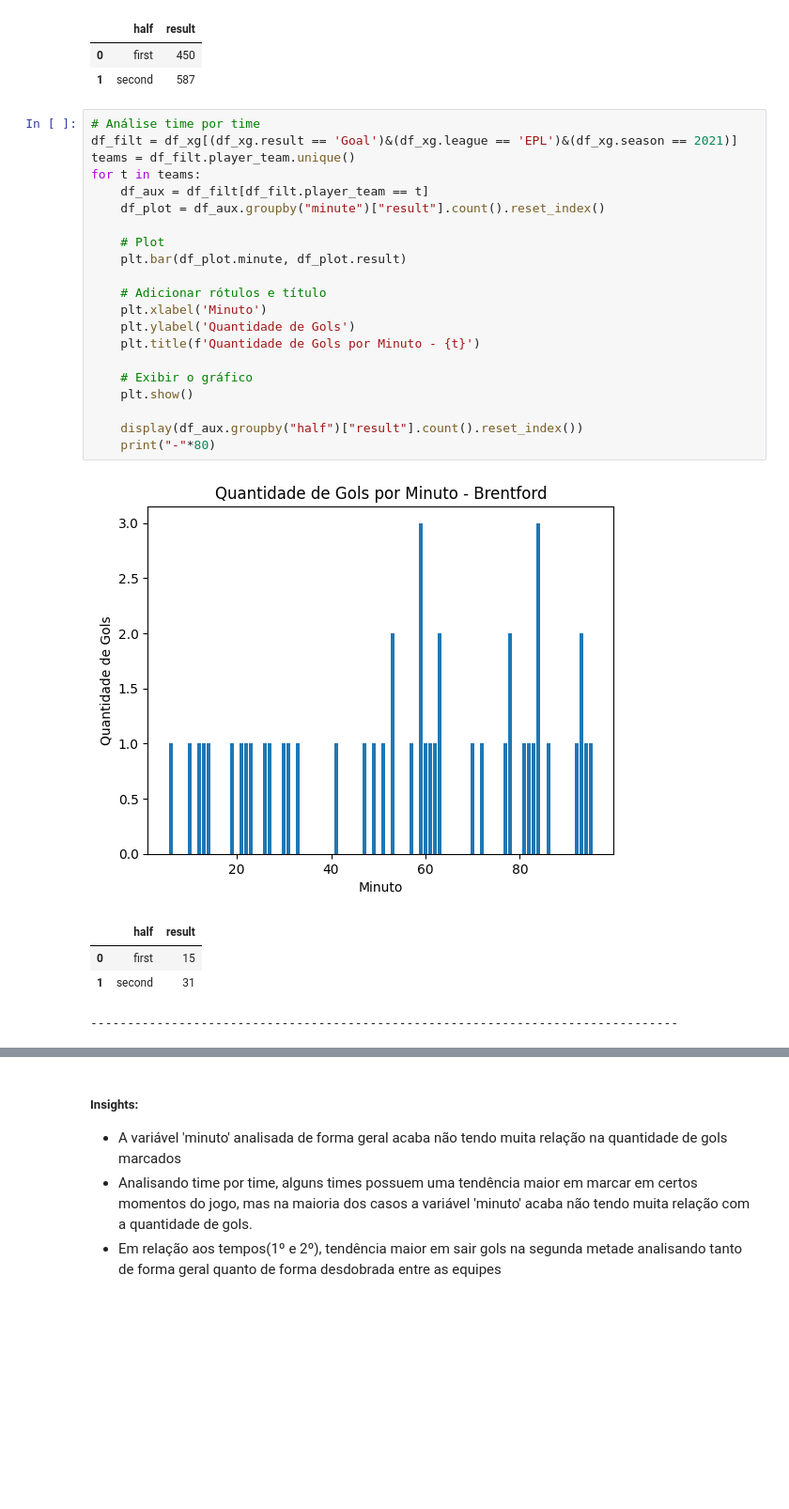
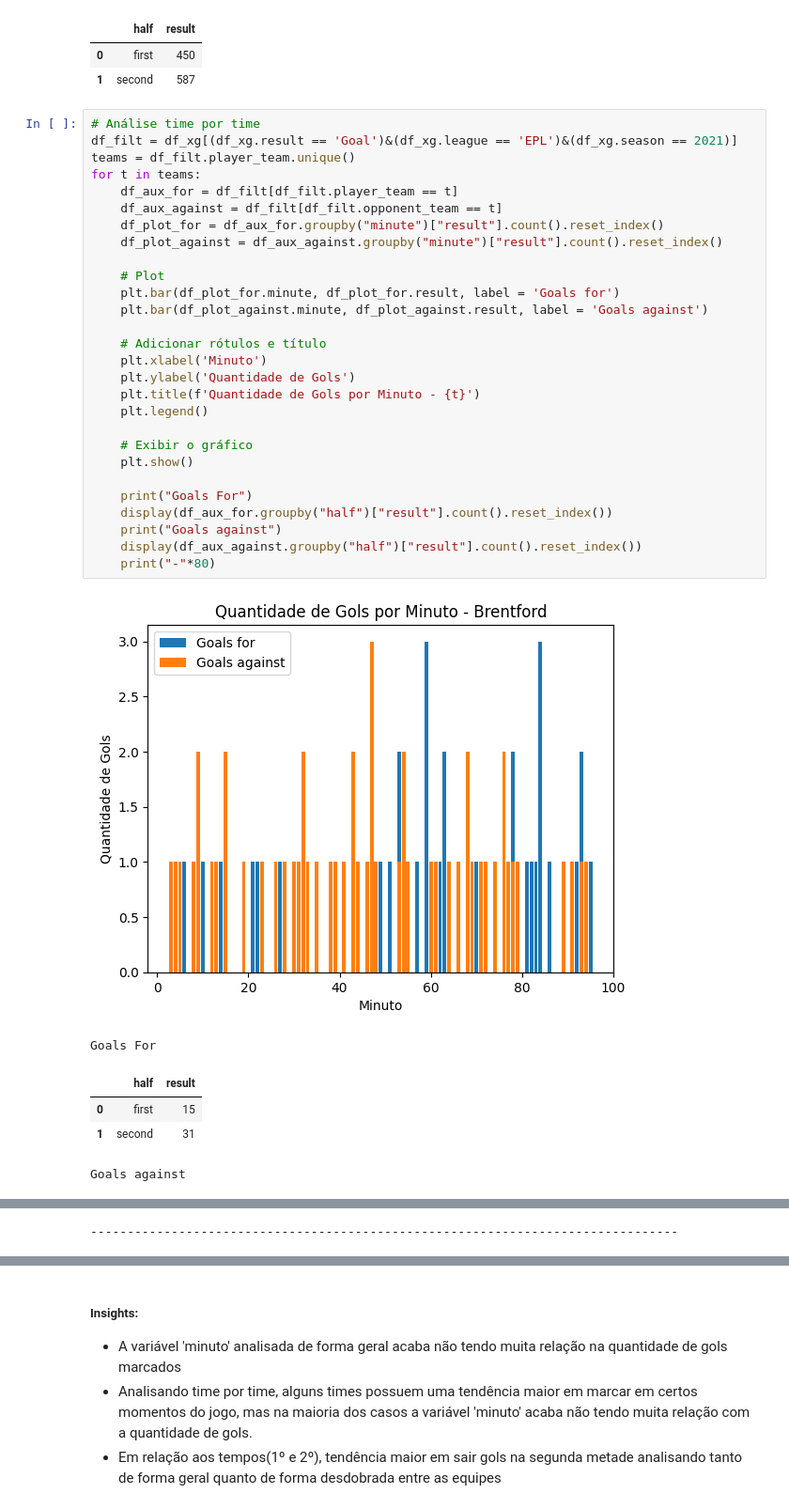
Before and after one commit to GabrielArai/TCC, a Jupyter notebook: notebooks/2-aed.ipynb, the cells around one changed output, grey strips where cells are left out. Shown at 94% size. Drawn from its saved outputs; the diff is of its cells as text; blank space fills up the shorter version.

```diff
--- a/notebooks/2-aed.ipynb
+++ b/notebooks/2-aed.ipynb
@@ -68,27 +68,35 @@ df_filt.groupby("half")["result"].count().reset_index()
 # %%
 # Análise time por time
 df_filt = df_xg[(df_xg.result == 'Goal')&(df_xg.league == 'EPL')&(df_xg.season == 2021)]
 teams = df_filt.player_team.unique()
 for t in teams:
-    df_aux = df_filt[df_filt.player_team == t]
-    df_plot = df_aux.groupby("minute")["result"].count().reset_index()
+    df_aux_for = df_filt[df_filt.player_team == t]
+    df_aux_against = df_filt[df_filt.opponent_team == t]
+    df_plot_for = df_aux_for.groupby("minute")["result"].count().reset_index()
+    df_plot_against = df_aux_against.groupby("minute")["result"].count().reset_index()
 
     # Plot
-    plt.bar(df_plot.minute, df_plot.result)
+    plt.bar(df_plot_for.minute, df_plot_for.result, label = 'Goals for')
+    plt.bar(df_plot_against.minute, df_plot_against.result, label = 'Goals against')
 
     # Adicionar rótulos e título
     plt.xlabel('Minuto')
     plt.ylabel('Quantidade de Gols')
     plt.title(f'Quantidade de Gols por Minuto - {t}')
+    plt.legend()
 
     # Exibir o gráfico
     plt.show()
 
-    display(df_aux.groupby("half")["result"].count().reset_index())
+    print("Goals For")
+    display(df_aux_for.groupby("half")["result"].count().reset_index())
+    print("Goals against")
+    display(df_aux_against.groupby("half")["result"].count().reset_index())
     print("-"*80)
 # %% [output]
-[figure, old version]
+[figure, new version]
+Goals For
 |  | half | result |
 | 0 | first | 15 |
 | 1 | second | 31 |
---------------------------------------------------------------------------------
+Goals against
@@ -94,0 +106 @@ for t in teams:
+--------------------------------------------------------------------------------
```
Also changed, not shown: parts of 1 cell of this notebook.
